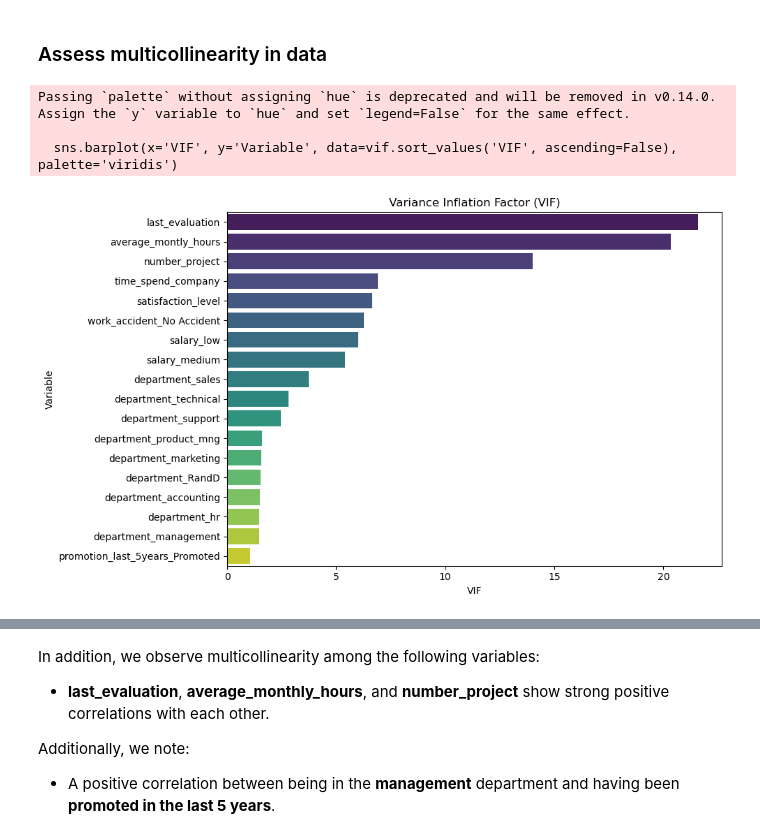
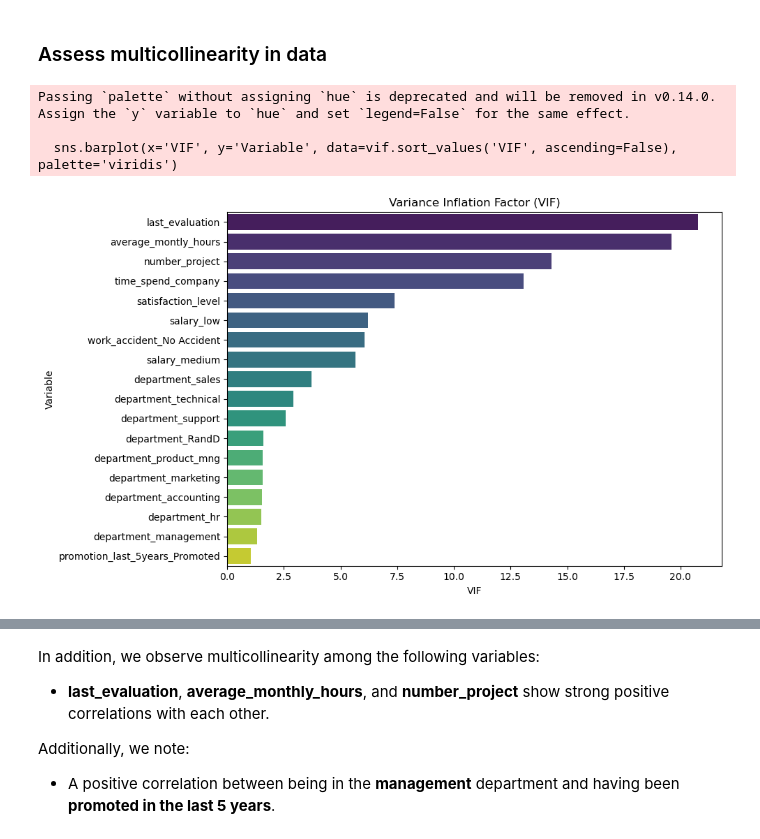
Before and after one commit to lukasadam/Google-Advanced-Data-Analytics-Capstone-Project, a Jupyter notebook: notebooks/2_exploratory_analysis.ipynb, the cells around one changed output, grey strips where cells are left out. Cells and saved outputs as stored; diff of their text form; code cells hidden in the pictures.

```diff
--- a/notebooks/2_exploratory_analysis.ipynb
+++ b/notebooks/2_exploratory_analysis.ipynb
@@ -416,36 +431,36 @@ We find that employees who have experienced a work accident are **significantly
 # %%
 import pandas as pd
 from statsmodels.stats.outliers_influence import variance_inflation_factor
 from statsmodels.tools.tools import add_constant
 
 # Separate predictors from target
-predictor_vars = df0.columns[df0.columns != 'has_left_company']
+predictor_vars = df_cleaned.columns[df_cleaned.columns != 'has_left_company']
 
 # One-hot encode categorical variables
-X = pd.get_dummies(df0[predictor_vars], drop_first=True)
+X = pd.get_dummies(df_cleaned[predictor_vars], drop_first=True)
 
 # Convert to float to avoid TypeError
 X = X.astype(float)
 
 # Compute VIF
 vif = pd.DataFrame()
 vif["Variable"] = X.columns
 vif["VIF"] = [variance_inflation_factor(X.values, i) for i in range(X.shape[1])]
 
 # Plot VIF values sort from highest to lowest
 plt.figure(figsize=(10, 6))
 sns.barplot(x='VIF', y='Variable', data=vif.sort_values('VIF', ascending=False), palette='viridis')
 plt.title('Variance Inflation Factor (VIF)')
 plt.xlabel('VIF')
 plt.ylabel('Variable')
 plt.tight_layout()
 plt.savefig(fig_dir / 'vif_plot.pdf')
 plt.show()
 # %% [output]
 Passing `palette` without assigning `hue` is deprecated and will be removed in v0.14.0. Assign the `y` variable to `hue` and set `legend=False` for the same effect.
 
   sns.barplot(x='VIF', y='Variable', data=vif.sort_values('VIF', ascending=False), palette='viridis')
-[figure, old version]
+[figure, new version]
 # %%
 ## Look at correlation matrix to assess multicollinearity
 # Calculate the correlation matrix
```
Also changed, not shown: parts of 7 cells of this notebook, 6 other files.
